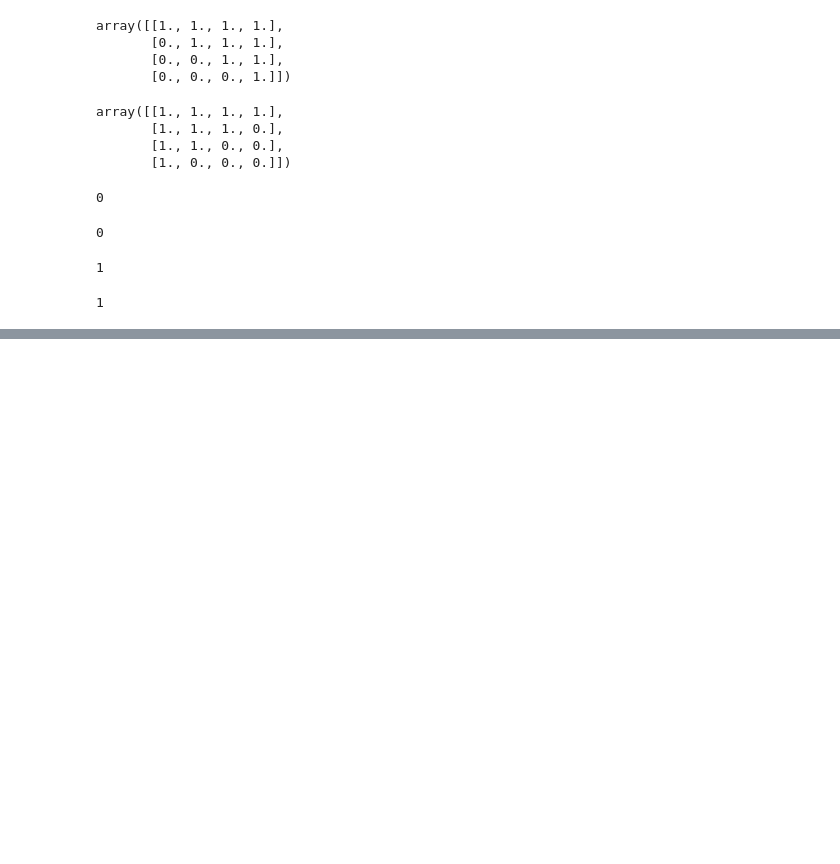
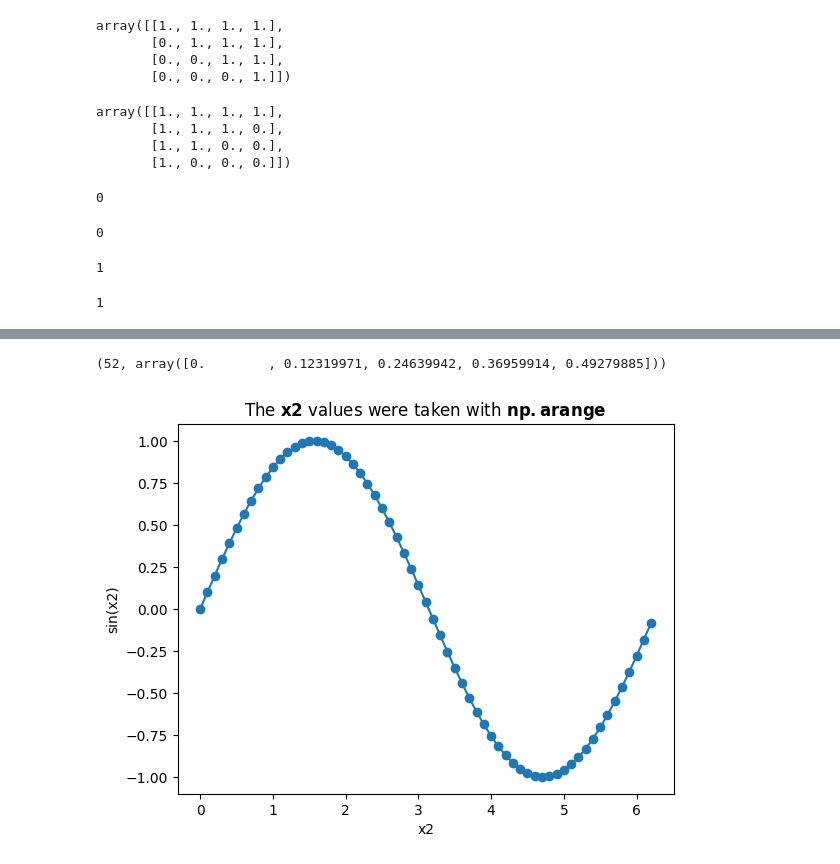
Before and after one commit to zbenmo/yapy3c, a Jupyter notebook: part_II_np.ipynb, the cells around one changed output, grey strips where cells are left out. Drawn from its saved outputs; the diff is of its cells as text; code cells hidden in the pictures; blank space fills up the shorter version.

```diff
--- a/part_II_np.ipynb
+++ b/part_II_np.ipynb
@@ -147,0 +391,12 @@ len(arr.shape)
+# %%
+x2 = np.arange(0, 2 * np.pi, 0.1); len(x), x[:5]
+# %% [output]
+(52, array([0.        , 0.12319971, 0.24639942, 0.36959914, 0.49279885]))
+# %%
+plt.plot(x2, np.sin(x2))
+plt.scatter(x2, np.sin(x2))
+plt.xlabel("x2")
+plt.ylabel("sin(x2)")
+plt.title("The " + r"$\bf{x2}$" + " values were taken with " +r"$\bf{np.arange}$");
+# %% [output]
+[figure, added]
```
Also changed, not shown: parts of 41 cells of this notebook, 12 other files.
